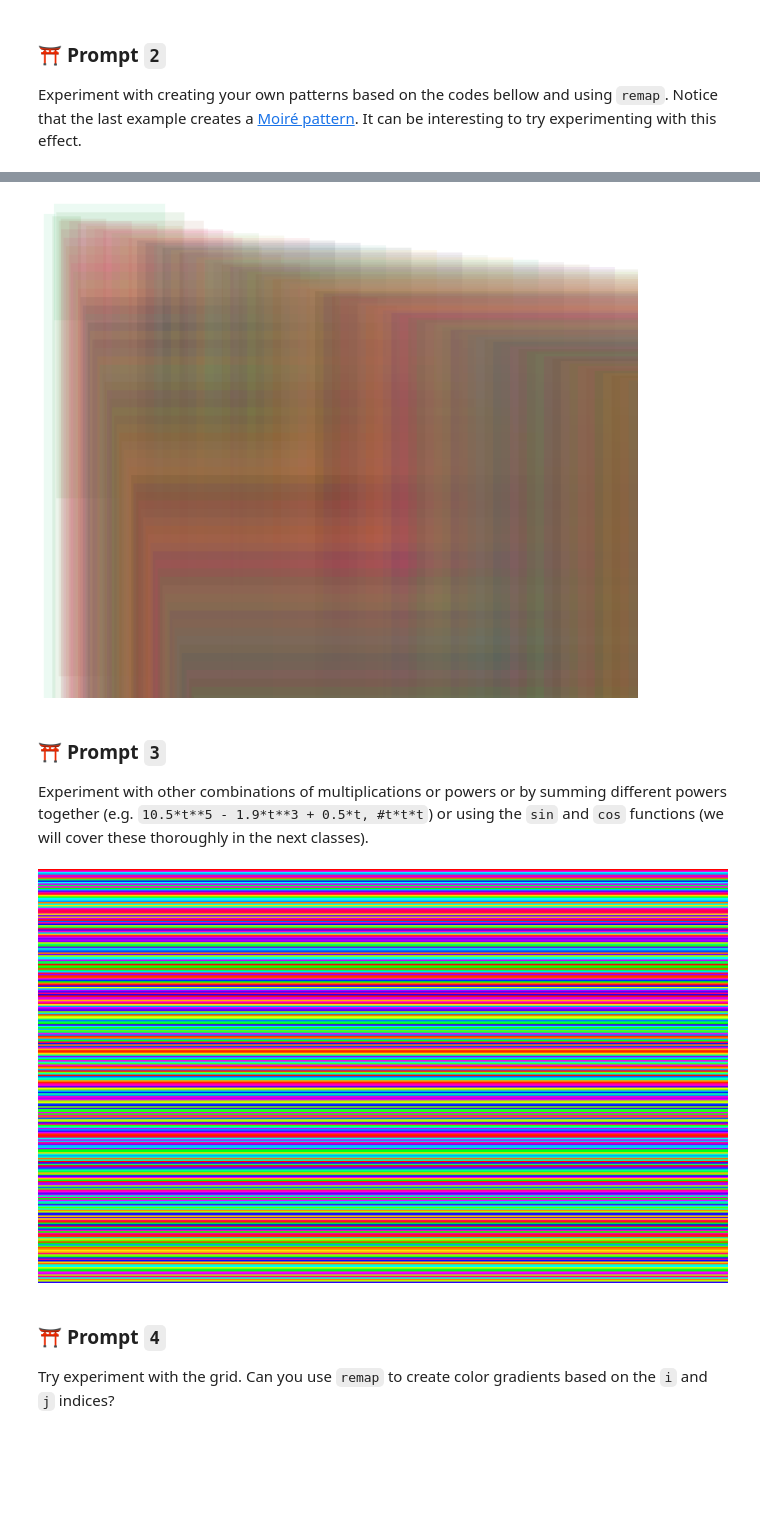
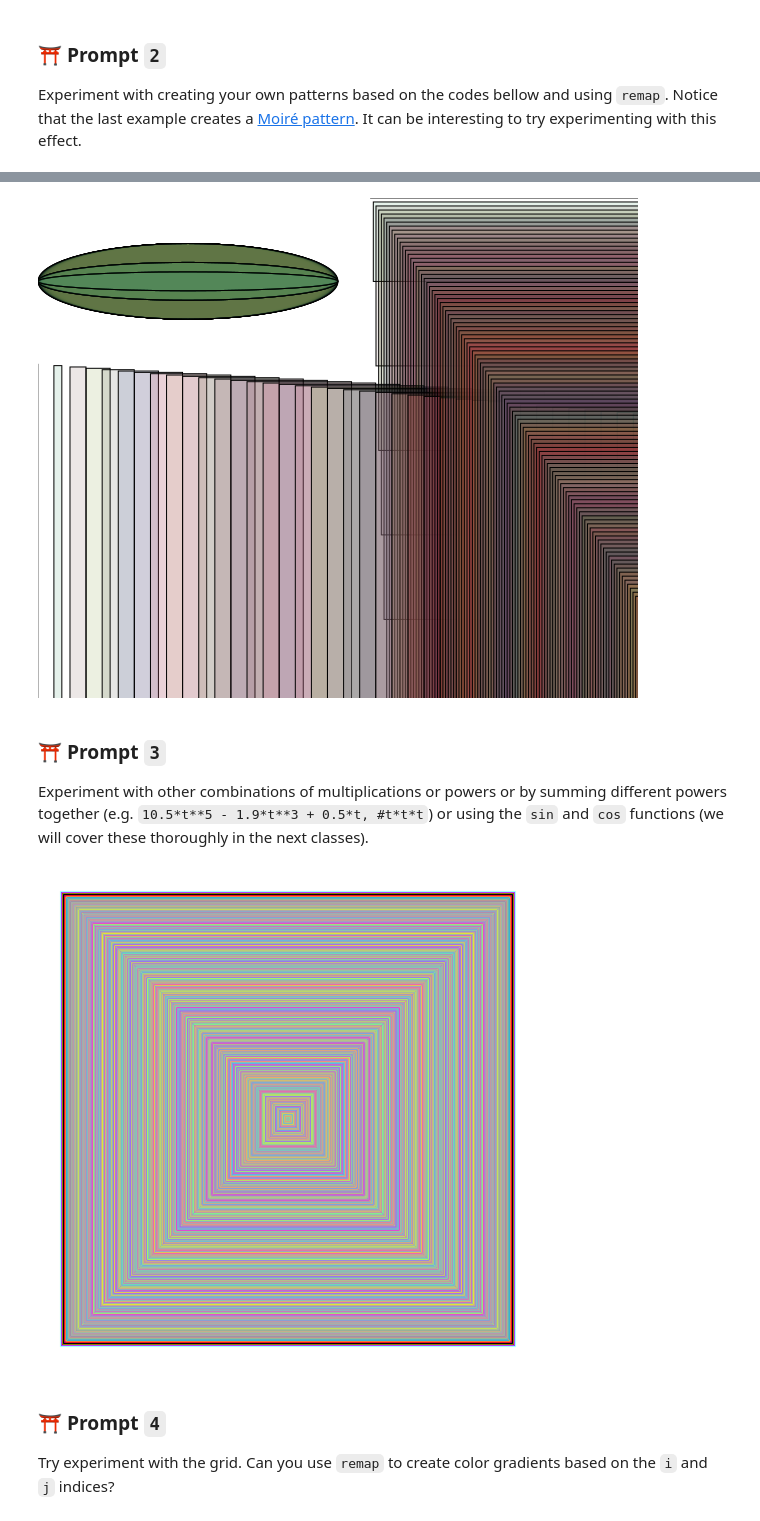
Before and after one commit to Mtj2042/generative_drawing, a Jupyter notebook: weekly/week2/week2_sketchbook.ipynb, the cells around one changed output, grey strips where cells are left out. Cells and saved outputs as stored; diff of their text form; code cells hidden in the pictures; blank space fills up the shorter version.

```diff
--- a/weekly/week2/week2_sketchbook.ipynb
+++ b/weekly/week2/week2_sketchbook.ipynb
@@ -123,7 +144,7 @@ background(255)
 
 
 
-n = 300
+n = 500
 
 #if (mouse_is_pressed):
     #n=300
@@ -132,36 +153,40 @@ for i in range(n):
     green_value = random(0,200)
     blue_value = random(0,150)
     x = remap(i, 50, n-1, -1, width)
-    y = remap(x, 0, n-1, -50, height*2)
-    fill(red_value,green_value,blue_value,20)
-    no_stroke()
-    rect(x,y,x*7,y*20)
-    fill(red_value,green_value,blue_value,20)
-    rect(y,x,y*2,x*50)
+    y = remap(x, 0, n-1, -500, height*2)
+    fill(red_value,green_value,blue_value,30)
+    #no_stroke()
+    rect(x*2,y,x*7,y*20)
+    #fill(red_value,green_value,blue_value,20)
+    rect(y*4,x,y*2,x*80)
+    ellipse(width/2/2, height/6, x/2, w/4)
+    ellipse(width/2/2, height/6, x/2, w/8)
+    ellipse(width/2/2, height/6, x/2, w/16)
 show()
 # %% [output]
-[figure, old version]
+[figure, new version]
 # %%
 to_clipboard()
 # %% [markdown]
 ### ⛩ Prompt `3`
 Experiment with other combinations of multiplications or powers or by summing different powers together (e.g. `10.5*t**5 - 1.9*t**3 + 0.5*t, #t*t*t`) or using the `sin` and `cos` functions (we will cover these thoroughly in the next classes).
 # %%
-create_canvas(1000, 600)
+create_canvas(500, 500)
 background(0)
 no_stroke()
 color_mode(HSB)
-n = 500
+n = 10000
 for i in range(n):
     t = remap(i, 0, n-1, 0, 10) # Map to 0, 1
     v = remap(1.04*t**10, # Try values < 1 for the power
               0, 1, 0, 255) # Do something and then map back to the desired range
     w = remap(i, 20, n, width, -.05)
-    fill(v, 255, 255)
-    rect(0, 0, v, w)
+    fill(v, v, w-v)
+    rect_mode(CENTER)
+    rect(width/2, height/2, w, w)
 show()
 # %% [output]
-[figure, old version]
+[figure, new version]
 # %% [markdown]
 ### ⛩ Prompt `4`
 Try experiment with the grid. Can you use `remap` to create color gradients based on the `i` and `j` indices?
```
Also changed, not shown: parts of 4 cells of this notebook, 1 other file.
